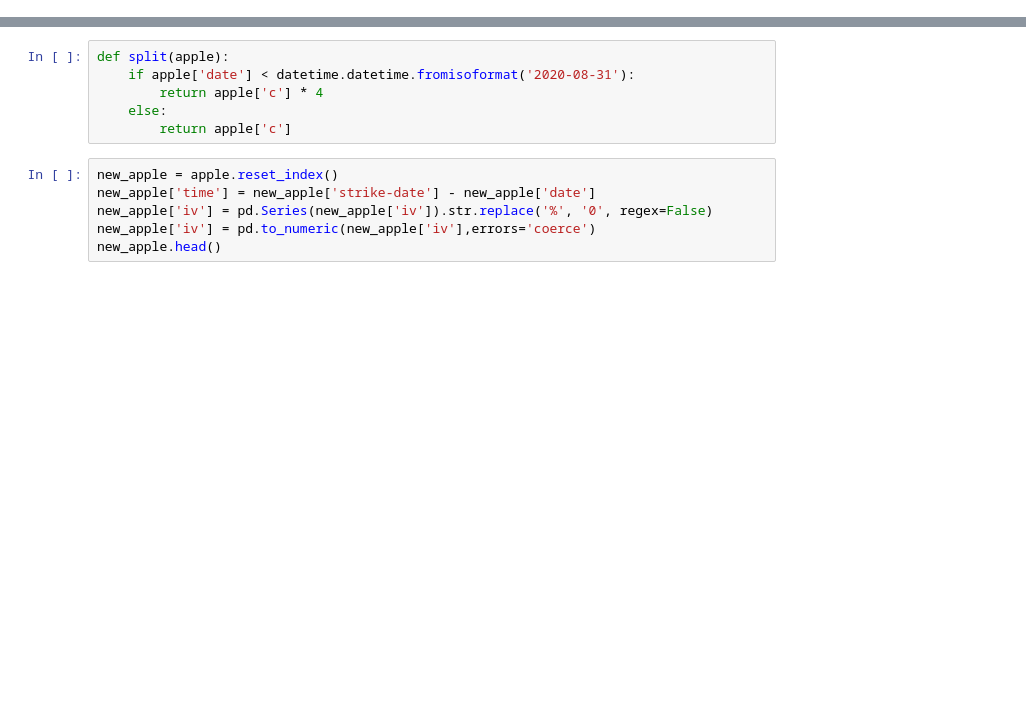
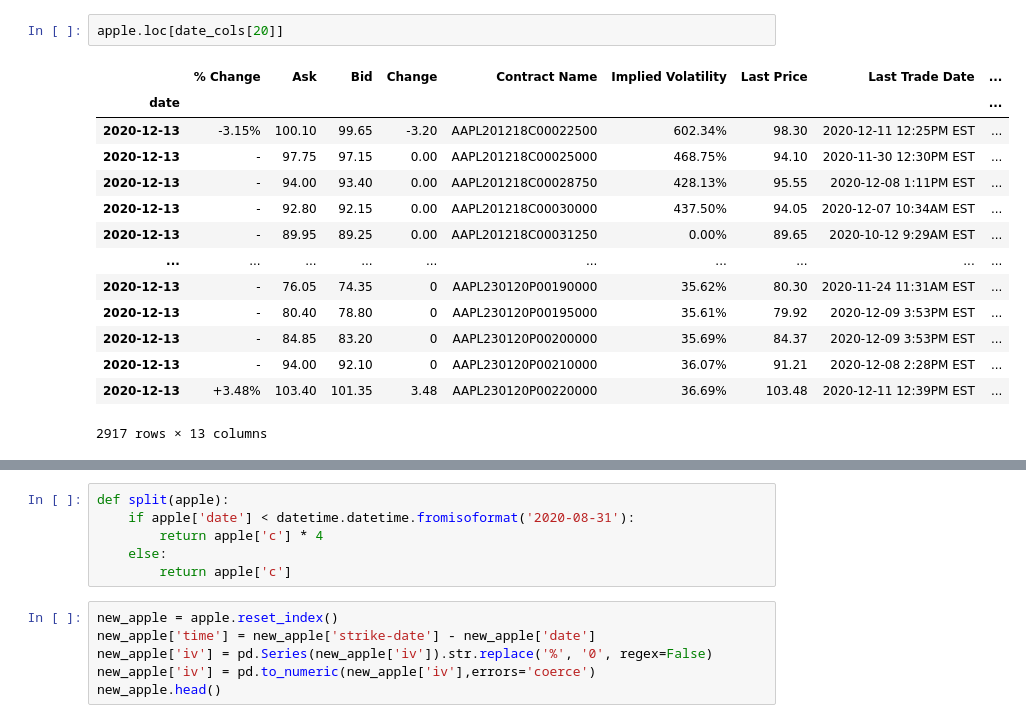
Before and after one commit to andermy/yahooScraper, a Jupyter notebook: test.ipynb, the cells around one changed output, grey strips where cells are left out. Cells and saved outputs as stored; diff of their text form; blank space fills up the shorter version.

```diff
--- a/test.ipynb
+++ b/test.ipynb
@@ -22,0 +49,17 @@ apple.head()
+# %%
+apple.loc[date_cols[20]]
+# %% [output]
+|  | % Change | Ask | Bid | Change | Contract Name | Implied Volatility | Last Price | Last Trade Date | ... |
+| date |  |  |  |  |  |  |  |  | ... |
+| 2020-12-13 | -3.15% | 100.10 | 99.65 | -3.20 | AAPL201218C00022500 | 602.34% | 98.30 | 2020-12-11 12:25PM EST | ... |
+| 2020-12-13 | - | 97.75 | 97.15 | 0.00 | AAPL201218C00025000 | 468.75% | 94.10 | 2020-11-30 12:30PM EST | ... |
+| 2020-12-13 | - | 94.00 | 93.40 | 0.00 | AAPL201218C00028750 | 428.13% | 95.55 | 2020-12-08 1:11PM EST | ... |
+| 2020-12-13 | - | 92.80 | 92.15 | 0.00 | AAPL201218C00030000 | 437.50% | 94.05 | 2020-12-07 10:34AM EST | ... |
+| 2020-12-13 | - | 89.95 | 89.25 | 0.00 | AAPL201218C00031250 | 0.00% | 89.65 | 2020-10-12 9:29AM EST | ... |
+| ... | ... | ... | ... | ... | ... | ... | ... | ... | ... |
+| 2020-12-13 | - | 76.05 | 74.35 | 0 | AAPL230120P00190000 | 35.62% | 80.30 | 2020-11-24 11:31AM EST | ... |
+| 2020-12-13 | - | 80.40 | 78.80 | 0 | AAPL230120P00195000 | 35.61% | 79.92 | 2020-12-09 3:53PM EST | ... |
+| 2020-12-13 | - | 84.85 | 83.20 | 0 | AAPL230120P00200000 | 35.69% | 84.37 | 2020-12-09 3:53PM EST | ... |
+| 2020-12-13 | - | 94.00 | 92.10 | 0 | AAPL230120P00210000 | 36.07% | 91.21 | 2020-12-08 2:28PM EST | ... |
+| 2020-12-13 | +3.48% | 103.40 | 101.35 | 3.48 | AAPL230120P00220000 | 36.69% | 103.48 | 2020-12-11 12:39PM EST | ... |
+2917 rows × 13 columns
```
Also changed, not shown: parts of 14 cells of this notebook, 3 other files.
